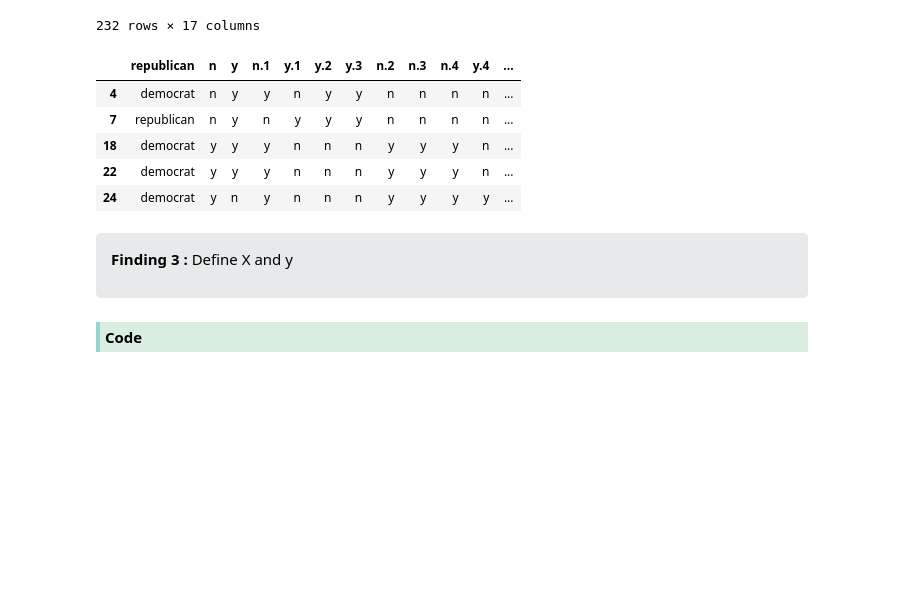
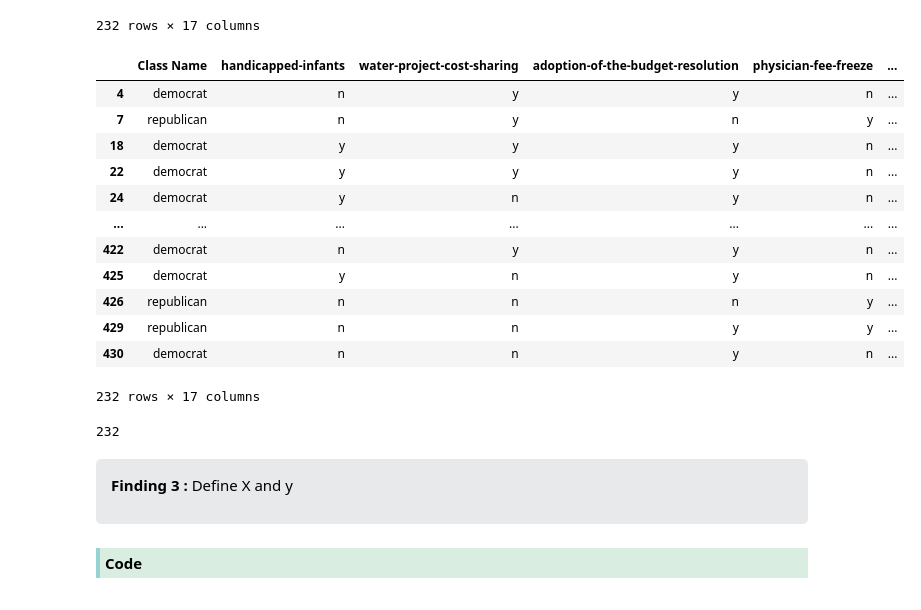
Before and after one commit to AbdelrahmanAshraf318/Decision-Tree-from-scratch, a Jupyter notebook: Untitled.ipynb, the cells around one changed output. Drawn from its saved outputs; the diff is of its cells as text; code cells hidden in the pictures; blank space fills up the shorter version.

```diff
--- a/Untitled.ipynb
+++ b/Untitled.ipynb
@@ -69,9 +66,0 @@ col_names = ['feature1', 'feature2', 'feature3', 'feature4', 'feature5', 'featur
-# %%
-dataset.head()
-# %% [output]
-|  | republican | n | y | n.1 | y.1 | y.2 | y.3 | n.2 | n.3 | n.4 | y.4 | ... |
-| 4 | democrat | n | y | y | n | y | y | n | n | n | n | ... |
-| 7 | republican | n | y | n | y | y | y | n | n | n | n | ... |
-| 18 | democrat | y | y | y | n | n | n | y | y | y | n | ... |
-| 22 | democrat | y | y | y | n | n | n | y | y | y | n | ... |
-| 24 | democrat | y | n | y | n | n | n | y | y | y | y | ... |
@@ -78,3 +70,24 @@ dataset.head()
+# %%
+dataset.columns = column
+dataset
+# %% [output]
+|  | Class Name | handicapped-infants | water-project-cost-sharing | adoption-of-the-budget-resolution | physician-fee-freeze | ... |
+| 4 | democrat | n | y | y | n | ... |
+| 7 | republican | n | y | n | y | ... |
+| 18 | democrat | y | y | y | n | ... |
+| 22 | democrat | y | y | y | n | ... |
+| 24 | democrat | y | n | y | n | ... |
+| ... | ... | ... | ... | ... | ... | ... |
+| 422 | democrat | n | y | y | n | ... |
+| 425 | democrat | y | n | y | n | ... |
+| 426 | republican | n | n | n | y | ... |
+| 429 | republican | n | n | y | y | ... |
+| 430 | democrat | n | n | y | n | ... |
+232 rows × 17 columns
+# %%
+print(dataset.shape[0])
+# %% [output]
+232
 # %% [markdown]
 <div style="color:black; border-radius: 5px; background-color:#E7E9EB;padding: 10px;">
     <p style="  padding: 5px;"><b>Finding 3 : </b>
```
Also changed, not shown: parts of 34 cells of this notebook.
